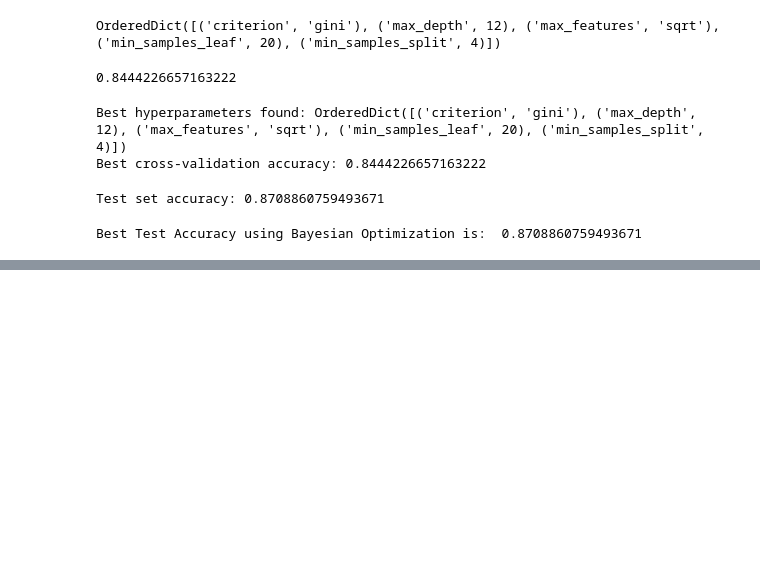
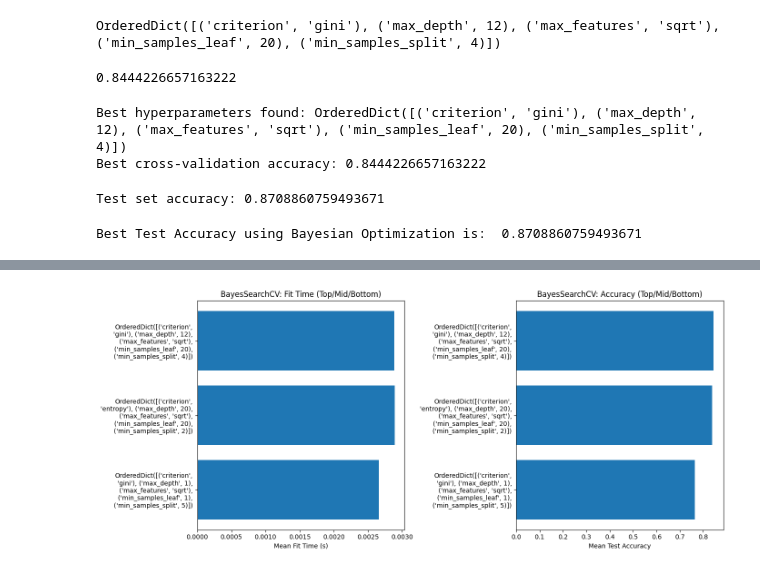
Before and after one commit to monobinab-source/ai-ml, a Jupyter notebook: predict_smoker_alive.ipynb, the cells around one changed output, grey strips where cells are left out. Drawn from its saved outputs; the diff is of its cells as text; code cells hidden in the pictures; blank space fills up the shorter version.

```diff
--- a/predict_smoker_alive.ipynb
+++ b/predict_smoker_alive.ipynb
@@ -185,0 +241,38 @@ Best Test Accuracy using Bayesian Optimization is:  0.8708860759493671
+# %%
+import matplotlib.pyplot as plt
+import pandas as pd
+import textwrap
+
+# Sort BayesSearchCV results by accuracy
+bayes_results_sorted = bayes_results.sort_values(by="mean_test_score", ascending=False).reset_index(drop=True)
+
+# Select top, middle, and bottom entries
+top_result = bayes_results_sorted.iloc[[0]]
+middle_result = bayes_results_sorted.iloc[[len(bayes_results_sorted) // 2]]
+bottom_result = bayes_results_sorted.iloc[[-1]]
+
+# Combine them
+sampled_results = pd.concat([top_result, middle_result, bottom_result])
+
+# Wrap long param strings for better readability
+sampled_results["params_wrapped"] = sampled_results["params_str"].apply(lambda x: '\n'.join(textwrap.wrap(x, width=30)))
+
+# Plot
+fig, ax = plt.subplots(1, 2, figsize=(14, 6))
+
+# Plot 1: Fit time
+ax[0].barh(sampled_results["params_wrapped"], sampled_results["mean_fit_time"])
+ax[0].set_title("BayesSearchCV: Fit Time (Top/Mid/Bottom)")
+ax[0].set_xlabel("Mean Fit Time (s)")
+ax[0].invert_yaxis()
+
+# Plot 2: Accuracy
+ax[1].barh(sampled_results["params_wrapped"], sampled_results["mean_test_score"])
+ax[1].set_title("BayesSearchCV: Accuracy (Top/Mid/Bottom)")
+ax[1].set_xlabel("Mean Test Accuracy")
+ax[1].invert_yaxis()
+
+plt.tight_layout()
+plt.show()
+# %% [output]
+[figure, added]
```
Also changed, not shown: parts of 9 cells of this notebook.
